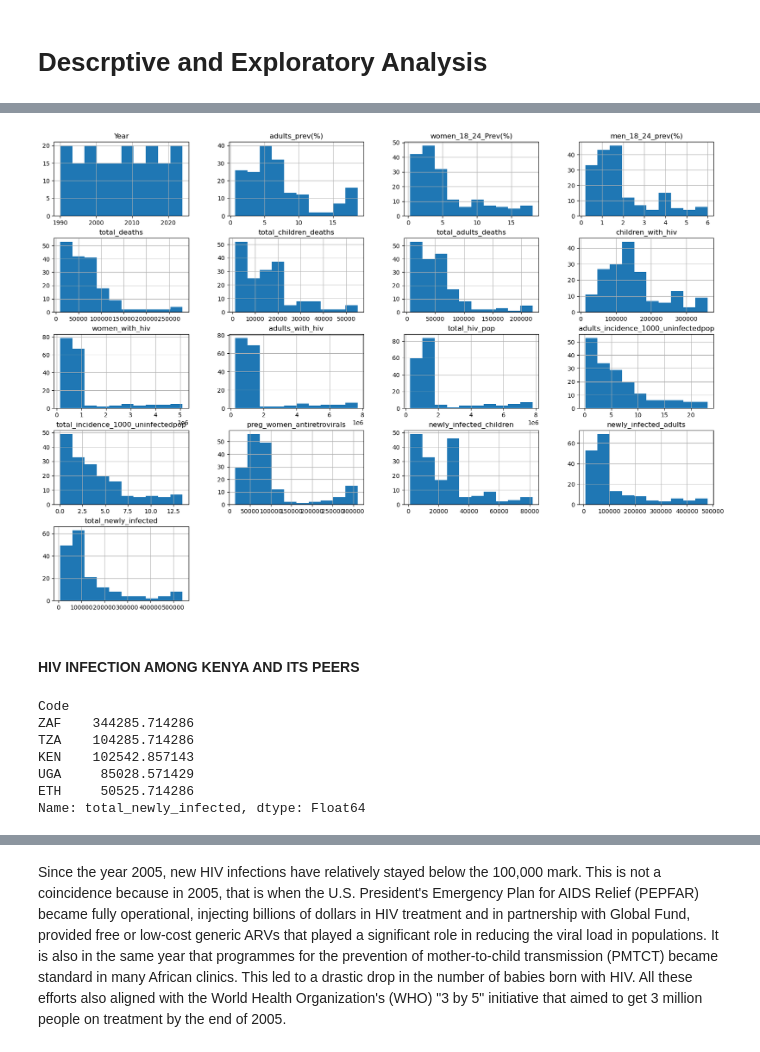
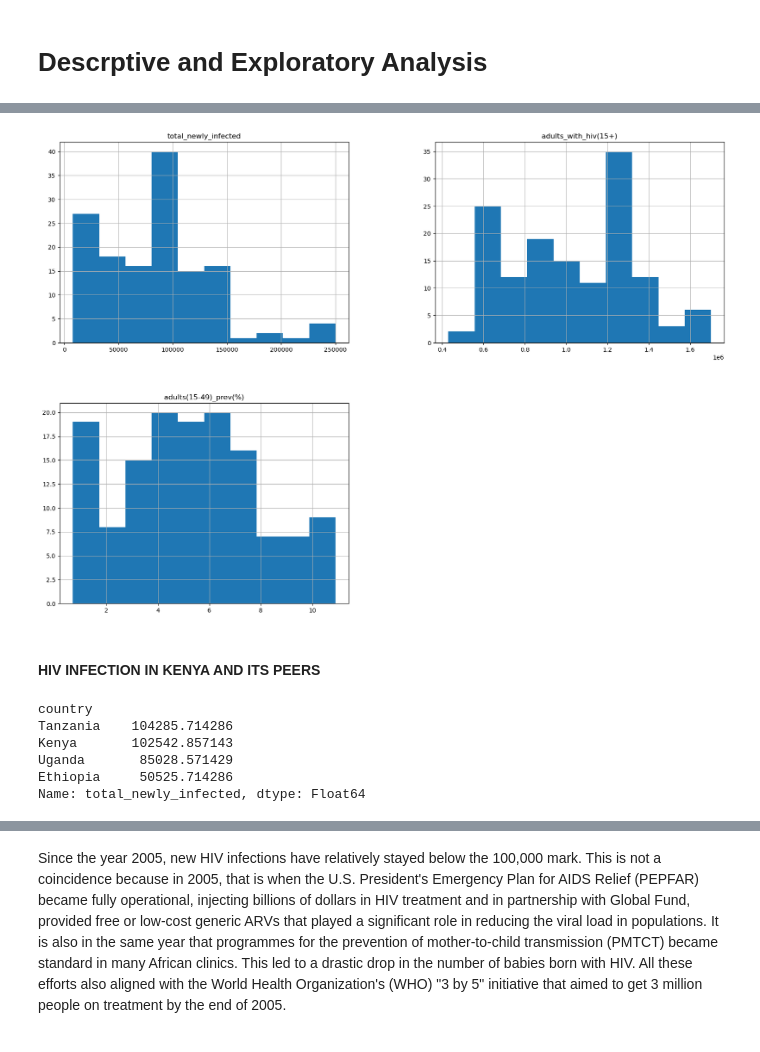
Before and after one commit to motebrian/Forecasting-HIV-new-infections-and-ART-coverage-in-Kenya-vs.-peer-countries, a Jupyter notebook: HIV New Infections & ART Coverage Forecasting .ipynb, the cells around one changed output, grey strips where cells are left out. Saved outputs shown, nothing was run; the diff lists cells and outputs as text; code cells hidden in the pictures.

```diff
--- a/HIV New Infections & ART Coverage Forecasting .ipynb
+++ b/HIV New Infections & ART Coverage Forecasting .ipynb
@@ -18,7 +18,7 @@ def load_cleaning (filepath):
     df = df[pd.to_numeric(df['Year'], errors='coerce').notna()]
     df['Year'] = df['Year'].astype(int)
     # Filter Kenya + region + peers
-    countries = ['KEN','UGA', 'TZA', 'ZAF', 'ETH']
+    countries = ['KEN','UGA', 'TZA', 'ETH']
     kenya_peers = df[df['Code'].isin(countries)].copy()
     kenya_peers['Country_Region'] = kenya_peers['Country_Region'].replace({'United Republic of Tanzania':'Tanzania'})
     return kenya_peers
@@ -145,6 +145,6 @@ memory usage: 31.1 KB
 # %%
 # Renaming columns
-kenya_peers.rename(columns={'Adults (15-49) prevalence (%)-Estimate':'adults_prev(%)',
+kenya_peers.rename(columns={'Adults (15-49) prevalence (%)-Estimate':'adults(15-49)_prev(%)',
                            'Young women (15-24) prevalence (%)-Estimate':'women_18_24_Prev(%)',
                            'Young men (15-24) prevalence (%)- Estimate':'men_18_24_prev(%)',
                            'AIDS-related deaths among adults and children- Estimate':'total_deaths',
@@ -152,7 +152,7 @@ kenya_peers.rename(columns={'Adults (15-49) prevalence (%)-Estimate':'adults_pre
                            'AIDS-related deaths among adults (15+)- Estimate':'total_adults_deaths',
                            'Estimated children (0-14) living with HIV- Estimate':'children_with_hiv',
                            'Estimated women (15+) living with HIV- Estimate':'women_with_hiv',
-                           'Estimated adults (15+) living with HIV- Estimate':'adults_with_hiv',
+                           'Estimated adults (15+) living with HIV- Estimate':'adults_with_hiv(15+)',
                            'Estimated adults and children living with HIV- Estimate':'total_hiv_pop',
                            'Adults (15-49) incidence (per 1000 uninfected population) - Estimate':'adults_incidence_1000_uninfectedpop',
                            'All ages incidence (per 1000 uninfected population)- Estimate':'total_incidence_1000_uninfectedpop',
@@ -175,5 +181,13 @@ kenya_peers.to_csv(r"D:\2026\Portfolio Data\cleaned_hiv_data.csv",index=False)
 # %% [markdown]
 # Descrptive and Exploratory Analysis
 # %%
-kenya_peers.shape
+cols=[
+    'Year',
+    'country',
+    'total_newly_infected',
+    'adults_with_hiv(15+)',
+    'adults(15-49)_prev(%)'
+    ]
+new_infections = kenya_peers[cols].set_index('Year').copy()
+new_infections.head()
 # %% [output]
@@ -181,18 +201,17 @@ kenya_peers.shape
 # %%
 #Exploring the distribution of numeric columns
-_=kenya_peers.hist(figsize=(20,14))
+_=new_infections.hist(figsize=(20,14))
 # %% [output]
-[figure, old version]
+[figure, new version]
 # %% [markdown]
-#### HIV INFECTION AMONG KENYA AND ITS PEERS
+#### HIV INFECTION IN KENYA AND ITS PEERS
 # %%
-# Average Number of infections by country
-kenya_peers.groupby('Code')['total_newly_infected'].mean().sort_values(ascending=False)
+# Average Number of infections by country over the years(1990-2024)
+new_infections.groupby('country')['total_newly_infected'].mean().sort_values(ascending=False)
 # %% [output]
-Code
-ZAF    344285.714286
-TZA    104285.714286
-KEN    102542.857143
-UGA     85028.571429
-ETH     50525.714286
+country
+Tanzania    104285.714286
+Kenya       102542.857143
+Uganda       85028.571429
+Ethiopia     50525.714286
 Name: total_newly_infected, dtype: Float64
```
Also changed, not shown: parts of 30 cells of this notebook, 13 other files.
